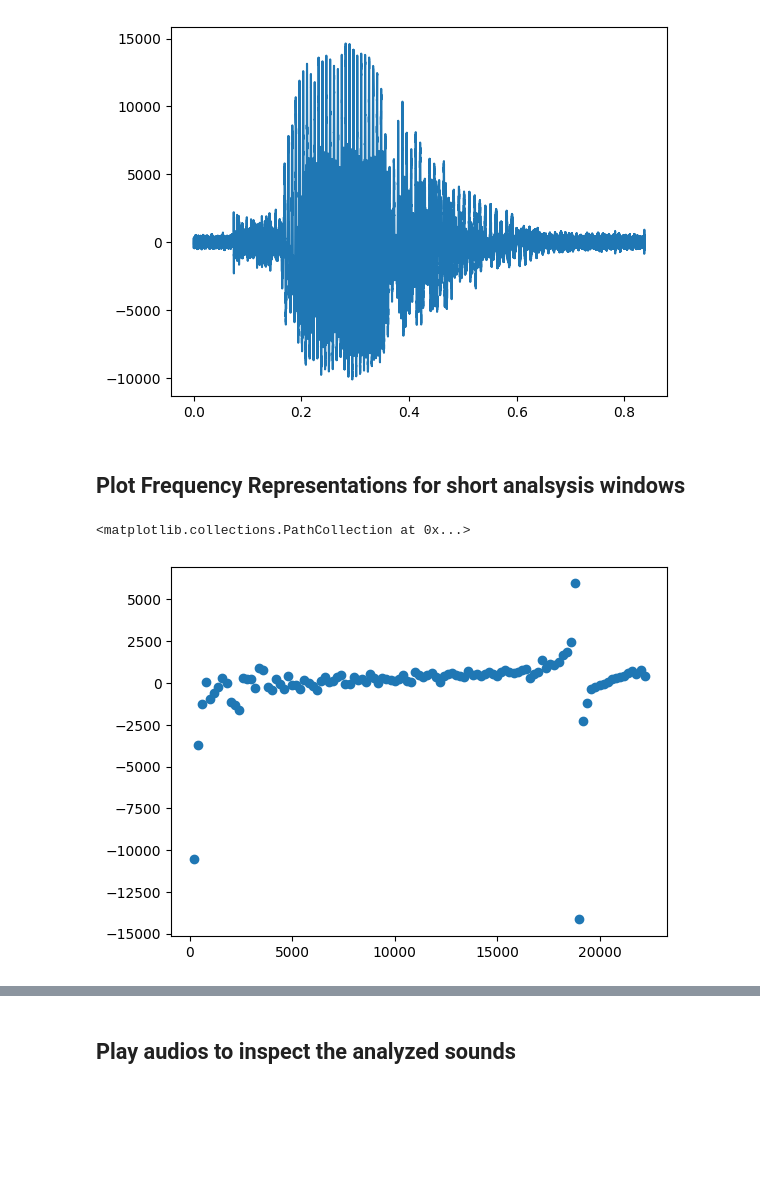
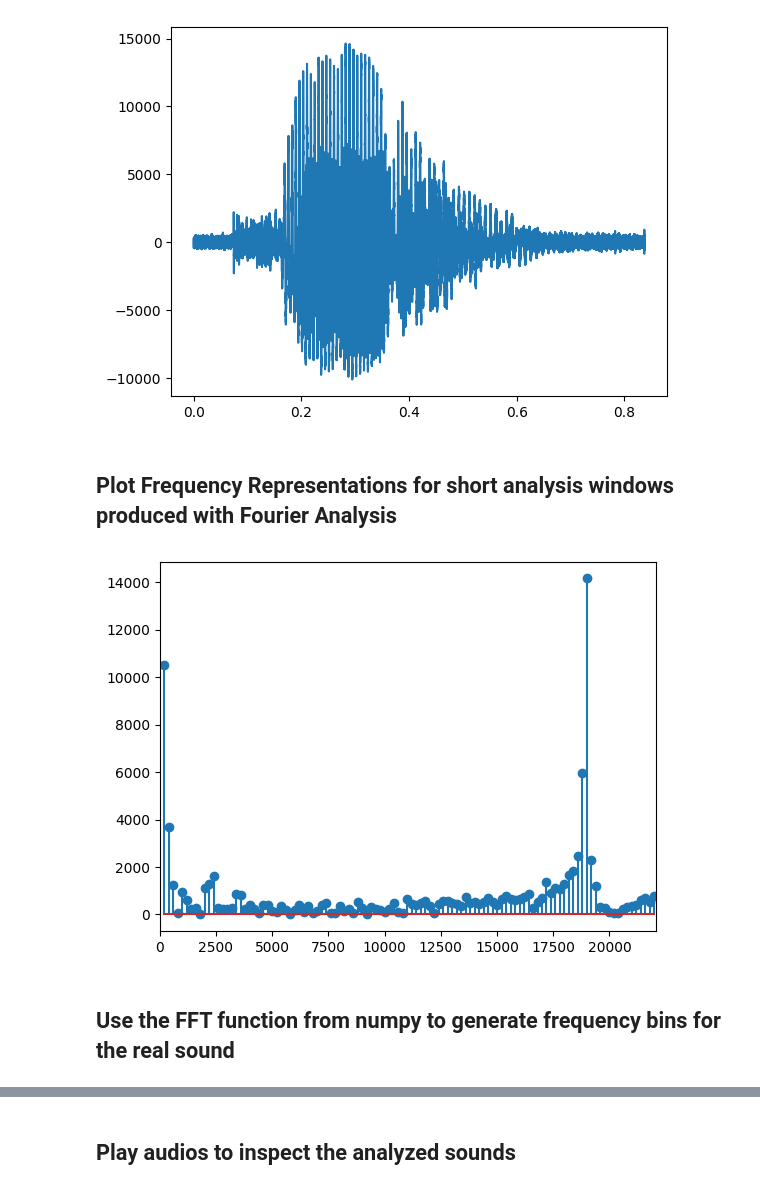
Before and after one commit to janniss91/SpeedyPanther, a Jupyter notebook: notebooks/wave_forms.ipynb, the cells around one changed output, grey strips where cells are left out. Drawn from its saved outputs; the diff is of its cells as text; code cells hidden in the pictures; blank space fills up the shorter version.

Commit message:
Play with and plot DFT from numpy and self-implemented

```diff
--- a/notebooks/wave_forms.ipynb
+++ b/notebooks/wave_forms.ipynb
@@ -105,3 +99,16 @@ freq_bins, freq_ampls = fourier_analysis(sample_window, duration, sample_rate)
 # %%
-plt.xlim(0, 3000)
-plt.scatter(freq_bins, freq_ampls)
+def plot_frequencies(freq_bins: np.ndarray, freq_ampls: np.ndarray, freq_range: Tuple[int] = (0, 22_100), plot_line: bool = False):
+    """
+    By default only frequencies up to 3000 HZ are shown for visibility but this can be changed to any
+    range between 0 and the Nyquist frequency.
+
+    freq_bins: The frequencies whose amplitudes are stored.
+    freq_ampls: The amplitudes for the respective frequencies.
+    """
+    plt.xlim(*freq_range)
+    if plot_line:
+        plt.plot(freq_bins, freq_ampls)
+        plt.scatter(freq_bins, freq_ampls)
+
+    else:
+        plt.stem(freq_bins, freq_ampls)
@@ -125,16 +153,20 @@ plot_waveform(coo_timesteps, coo_arr)
 # %% [output]
 [figure]
 # %% [markdown]
-## Plot Frequency Representations for short analsysis windows
+## Plot Frequency Representations for short analysis windows produced with Fourier Analysis
 # %%
-# Take the first window of 5 milliseconds and apply Fourier Analysis to it.
+# Take the first window of x milliseconds and apply Fourier Analysis to it.
 audio_length = coo_arr.shape[0] / sample_rate
-samples_per_window = int(sample_rate * 0.005)
+
+# Window length in milliseconds.
+window_duration = 0.005
+samples_per_window = int(sample_rate * window_duration)
 first_window = coo_arr[:samples_per_window]
-
-first_freq_bins, first_freq_ampls = fourier_analysis(first_window)
 # %%
-plt.scatter(first_freq_bins, first_freq_ampls)
+# Calculate the frequency strengths using Fourier Analysis
+first_freq_bins, first_freq_ampls = fourier_analysis(first_window, duration=window_duration)
+plot_frequencies(first_freq_bins, np.abs(first_freq_ampls), freq_range=(0, sample_rate / 2))
 # %% [output]
-<matplotlib.collections.PathCollection at 0x...>
-[figure, old version]
+[figure, new version]
+# %% [markdown]
+## Use the FFT function from numpy to generate frequency bins for the real sound
```
Also changed, not shown: parts of 20 cells of this notebook.
